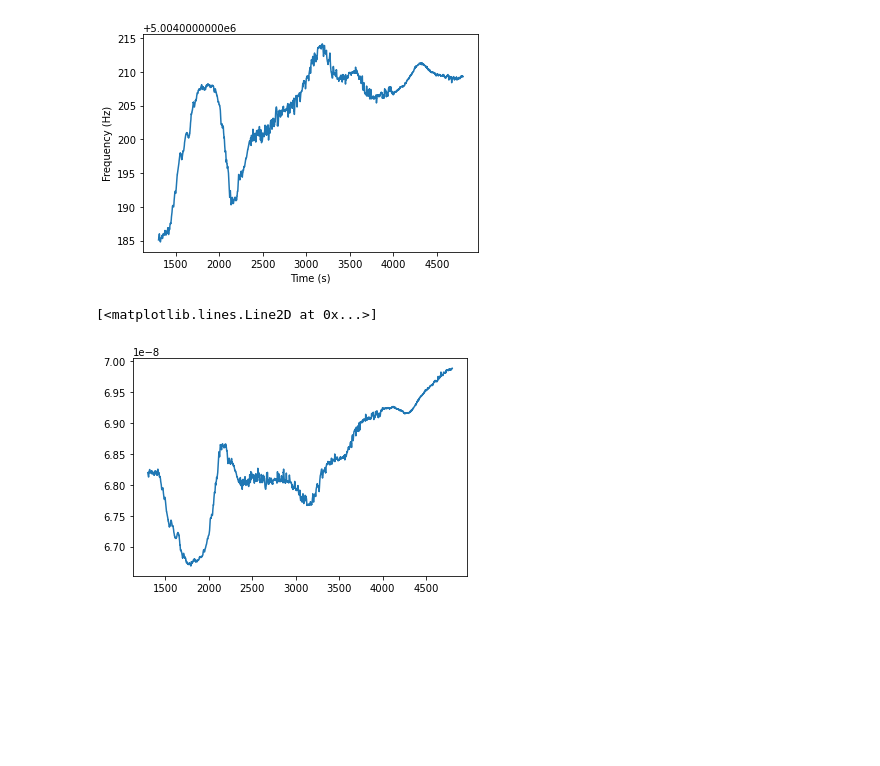
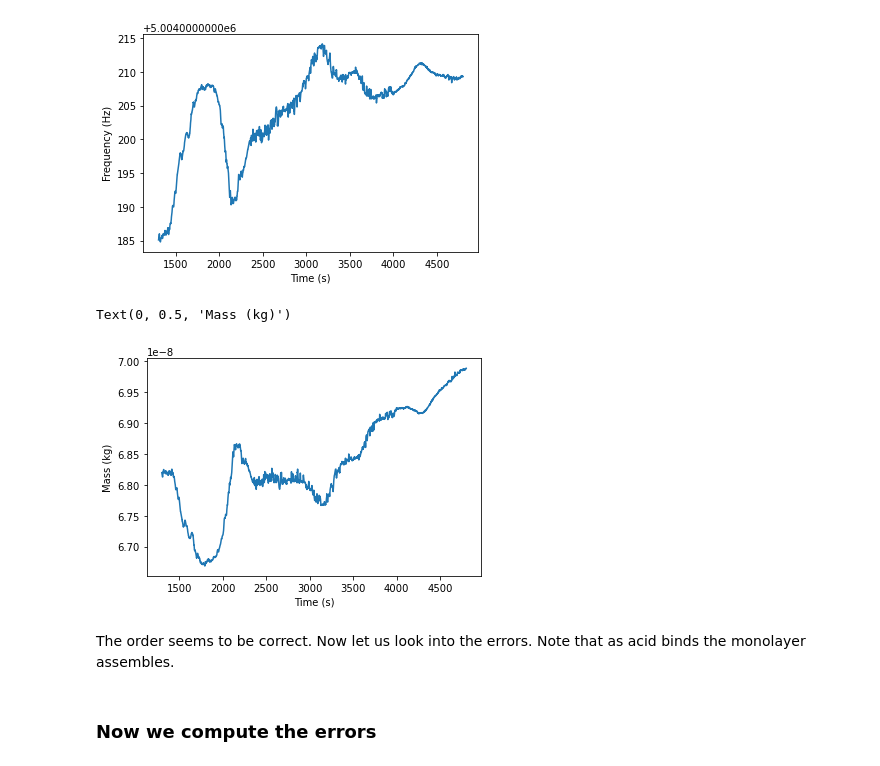
Before and after one commit to Nereumobu/advanced_lab_master, a Jupyter notebook: Ma_17/Task2_monolayer_MUA.ipynb, the cells around one changed output. Cells and saved outputs as stored; diff of their text form; code cells hidden in the pictures; blank space fills up the shorter version.

```diff
--- a/Ma_17/Task2_monolayer.ipynb
+++ b/Ma_17/Task2_monolayer_MUA.ipynb
@@ -168,7 +166,11 @@ deltaf_MUA=freq_MUA-(linregression_eth.slope*time_MUA+linregression.intercept)
 mass=-(rho_q*d_q*A)/(f_0)*(deltaf_L+deltaf_MUA)
 # %%
 plt.plot(time_MUA, mass)
-plt.xlabel("Time (s)")
+plt.xlabel("Time (s)"); plt.ylabel("Mass (kg)")
 # %% [output]
-[<matplotlib.lines.Line2D at 0x...>]
+Text(0, 0.5, 'Mass (kg)')
-[figure, old version]
+[figure, new version]
+# %% [markdown]
+The order seems to be correct. Now let us look into the errors. Note that as acid binds the monolayer assembles.
+# %% [markdown]
+### Now we compute the errors
```
Also changed, not shown: parts of 5 cells of this notebook.
